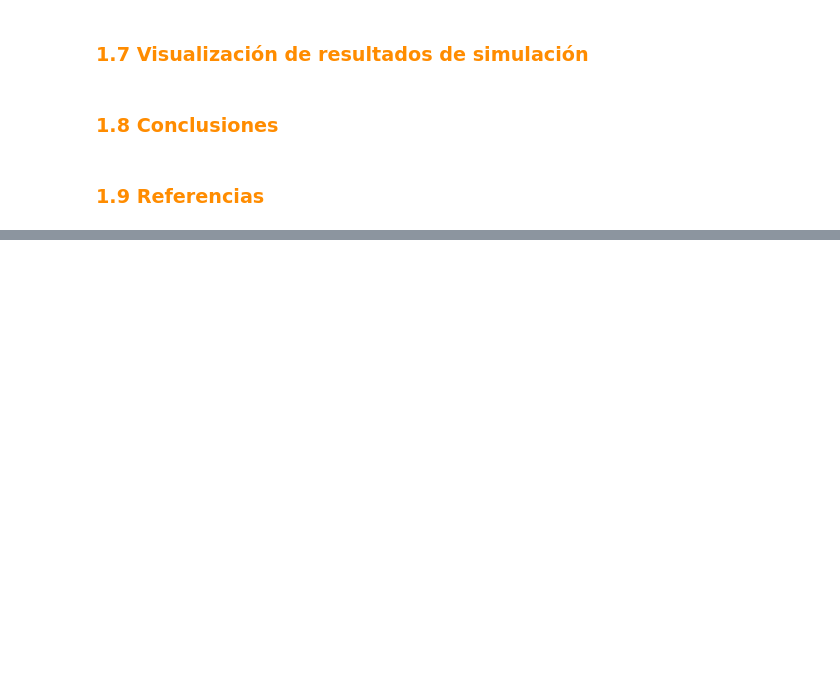
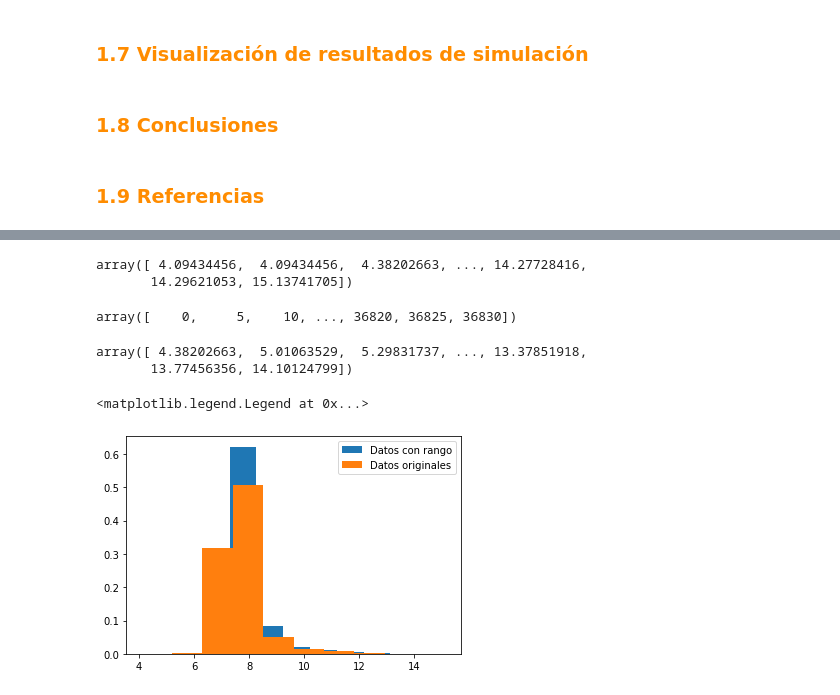
Before and after one commit to danielperhez/Proyecto_PRivera_CPerez, a Jupyter notebook: Proyecto_PRivera_CPerez.ipynb, the cells around one changed output, grey strips where cells are left out. Saved outputs shown, nothing was run; the diff lists cells and outputs as text; code cells hidden in the pictures; blank space fills up the shorter version.

```diff
--- a/Proyecto_PRivera_CPerez.ipynb
+++ b/Proyecto_PRivera_CPerez.ipynb
@@ -136,0 +311,5 @@ En el grupo deben haber mínimo dos integrantes y máximo tres integrantes. Para
+# %%
+v2_data_df = data[['GROSS SQUARE FEET']]
+v2_data_df = v2_data_df.replace(['0'], np.nan).dropna()
+v2_data_df = v2_data_df.sort_values(by = 'GROSS SQUARE FEET')
+v2_data_df
@@ -136,0 +330,24 @@ En el grupo deben haber mínimo dos integrantes y máximo tres integrantes. Para
+# %%
+v2_data = np.sort(np.log(np.array([int(v2_data_df.iloc[i,0]) for i in range(len(v2_data_df))])))
+v2_data
+# %% [output]
+array([ 4.09434456,  4.09434456,  4.38202663, ..., 14.27728416,
+       14.29621053, 15.13741705])
+# %%
+rango2 = np.arange(0, len(v2_data), div) # 5
+rango2
+# %% [output]
+array([    0,     5,    10, ..., 36820, 36825, 36830])
+# %%
+var2 = np.sort(np.concatenate(np.array([[v2_data[rango2[i]:rango2[j]][2] for i in range(len(rango2) - 1) if len(v2_data[rango2[i]:rango2[j]]) == div] for j in range(1, len(rango2))])))
+var2
+# %% [output]
+array([ 4.38202663,  5.01063529,  5.29831737, ..., 13.37851918,
+       13.77456356, 14.10124799])
+# %%
+plt.hist(var2, density = True, label = 'Datos con rango')
+plt.hist(v2_data, density = True, label = 'Datos originales')
+plt.legend(loc = 'best')
+# %% [output]
+<matplotlib.legend.Legend at 0x...>
+[figure, added]
```
Also changed, not shown: parts of 48 cells of this notebook, 2 other files.
